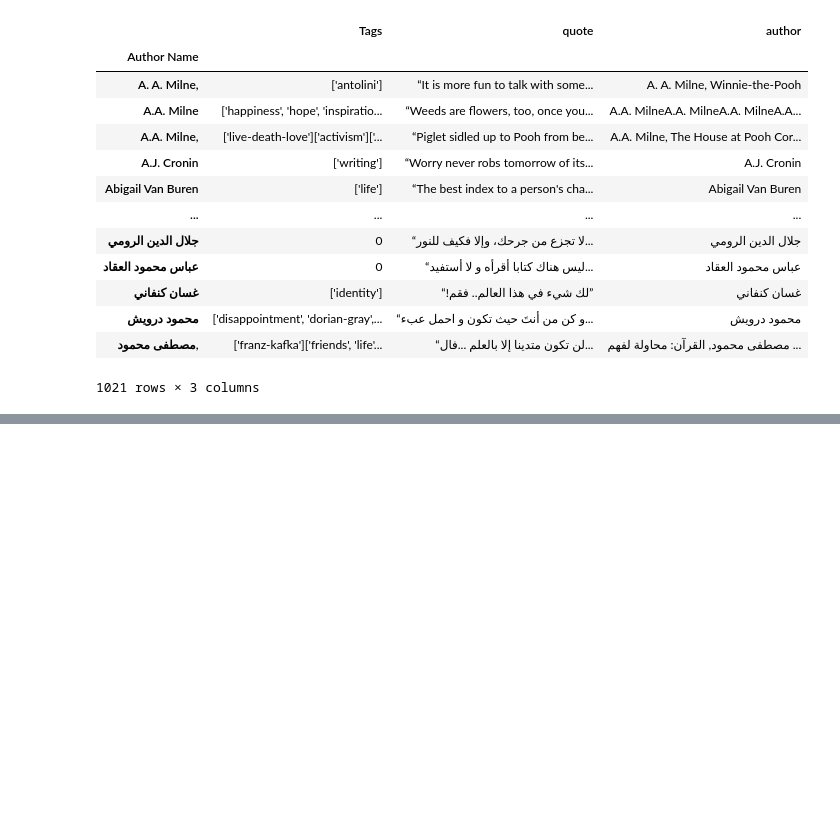
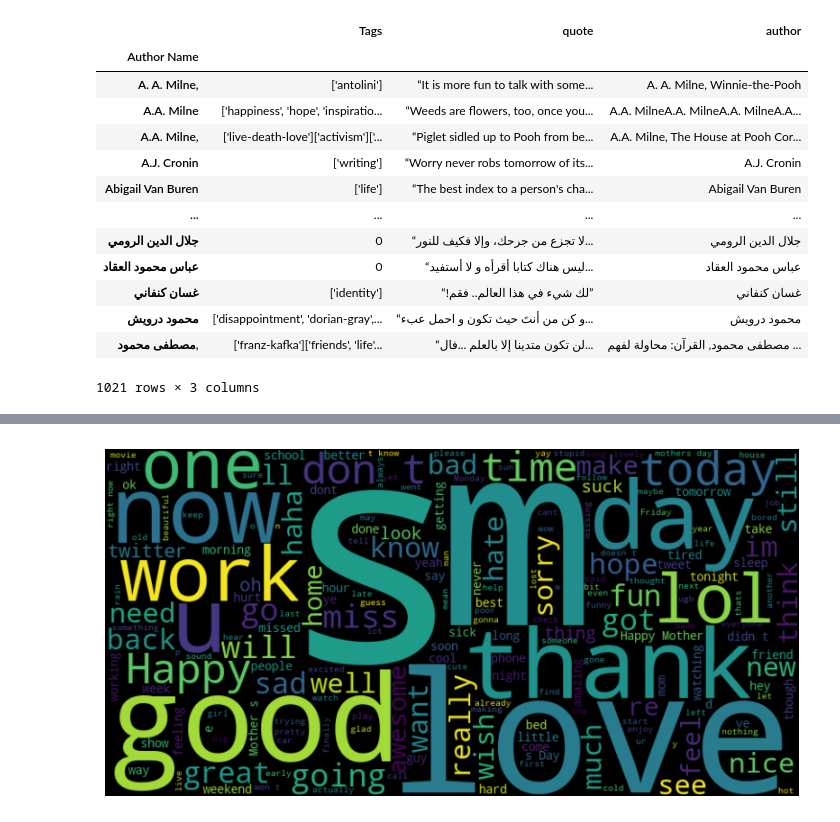
Before and after one commit to I-Macharia/Everyday_Quotes_Prod, a Jupyter notebook: Quotes.ipynb, the cells around one changed output, grey strips where cells are left out. Drawn from its saved outputs; the diff is of its cells as text; code cells hidden in the pictures; blank space fills up the shorter version.

```diff
--- a/Quotes.ipynb
+++ b/Quotes.ipynb
@@ -37,3 +42,14 @@ quotes = pd.read_csv(r'Quotes.csv', index_col=0)
+# %%
+# Reading the data
+quotes = pd.read_csv(r'data/Quotes.csv', index_col=0)
+
+# Read new dataset.
+"""We will reaad it directly from the Zipfile"""
+with zipfile.ZipFile('data/tweets data.zip', 'r') as zip_ref:
+    zip_ref.extractall('data')
+
+#Read the data into a data frame
+tweets = pd.read_csv(r'data/Tweets.csv')
 # %%
 quotes
 # %% [output]
@@ -120,0 +227,9 @@ quotes.groupby('Author Name').sum()
+# %%
+# Word Cloud for the words that appear most in tweets
+wordcloud = WordCloud(width=800, height=400, background_color='black').generate(' '.join(tweets['selected_text'].astype(str)))
+plt.figure(figsize=(10, 5))
+plt.imshow(wordcloud, interpolation='bilinear')
+plt.axis('off')
+plt.show()
+# %% [output]
+[figure, added]
```
Also changed, not shown: parts of 38 cells of this notebook, 23 other files.
